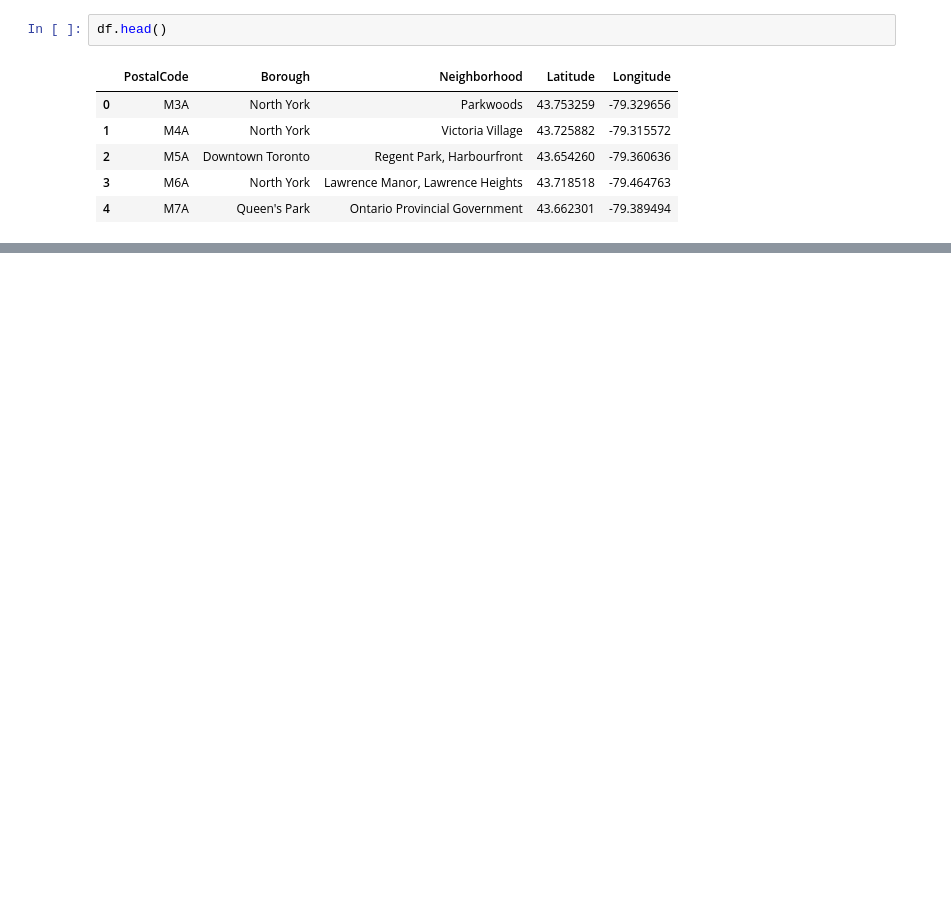
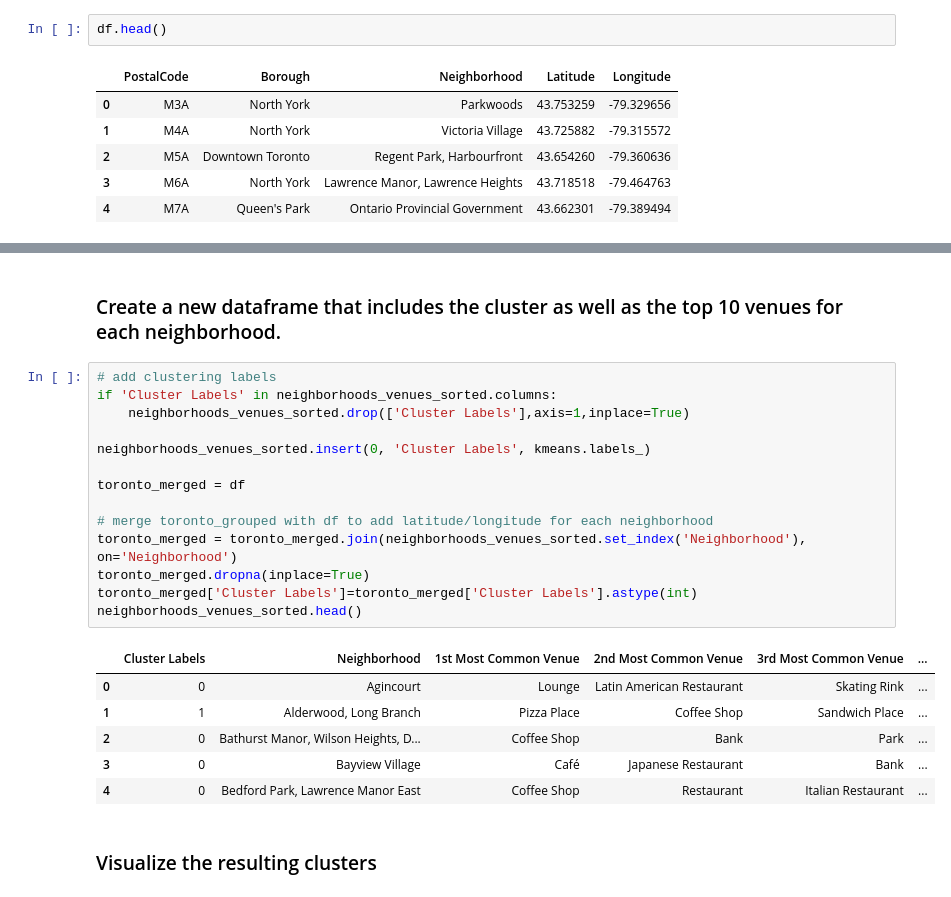
Before and after one commit to davidchen127/Coursera_Capstone, a Jupyter notebook: Segmenting and Clustering Neighborhoods in Toronto.ipynb, the cells around one changed output, grey strips where cells are left out. Saved outputs shown, nothing was run; the diff lists cells and outputs as text; blank space fills up the shorter version.

```diff
--- a/Segmenting and Clustering Neighborhoods in Toronto.ipynb
+++ b/Segmenting and Clustering Neighborhoods in Toronto.ipynb
@@ -68,0 +281,25 @@ df.head()
+# %% [markdown]
+### Create a new dataframe that includes the cluster as well as the top 10 venues for each neighborhood.
+# %%
+# add clustering labels
+if 'Cluster Labels' in neighborhoods_venues_sorted.columns:
+    neighborhoods_venues_sorted.drop(['Cluster Labels'],axis=1,inplace=True)
+
+neighborhoods_venues_sorted.insert(0, 'Cluster Labels', kmeans.labels_)
+
+toronto_merged = df
+
+# merge toronto_grouped with df to add latitude/longitude for each neighborhood
+toronto_merged = toronto_merged.join(neighborhoods_venues_sorted.set_index('Neighborhood'), on='Neighborhood')
+toronto_merged.dropna(inplace=True)
+toronto_merged['Cluster Labels']=toronto_merged['Cluster Labels'].astype(int)
+neighborhoods_venues_sorted.head()
+# %% [output]
+|  | Cluster Labels | Neighborhood | 1st Most Common Venue | 2nd Most Common Venue | 3rd Most Common Venue | ... |
+| 0 | 0 | Agincourt | Lounge | Latin American Restaurant | Skating Rink | ... |
+| 1 | 1 | Alderwood, Long Branch | Pizza Place | Coffee Shop | Sandwich Place | ... |
+| 2 | 0 | Bathurst Manor, Wilson Heights, D... | Coffee Shop | Bank | Park | ... |
+| 3 | 0 | Bayview Village | Café | Japanese Restaurant | Bank | ... |
+| 4 | 0 | Bedford Park, Lawrence Manor East | Coffee Shop | Restaurant | Italian Restaurant | ... |
+# %% [markdown]
+### Visualize the resulting clusters
```
Also changed, not shown: parts of 29 cells of this notebook.
